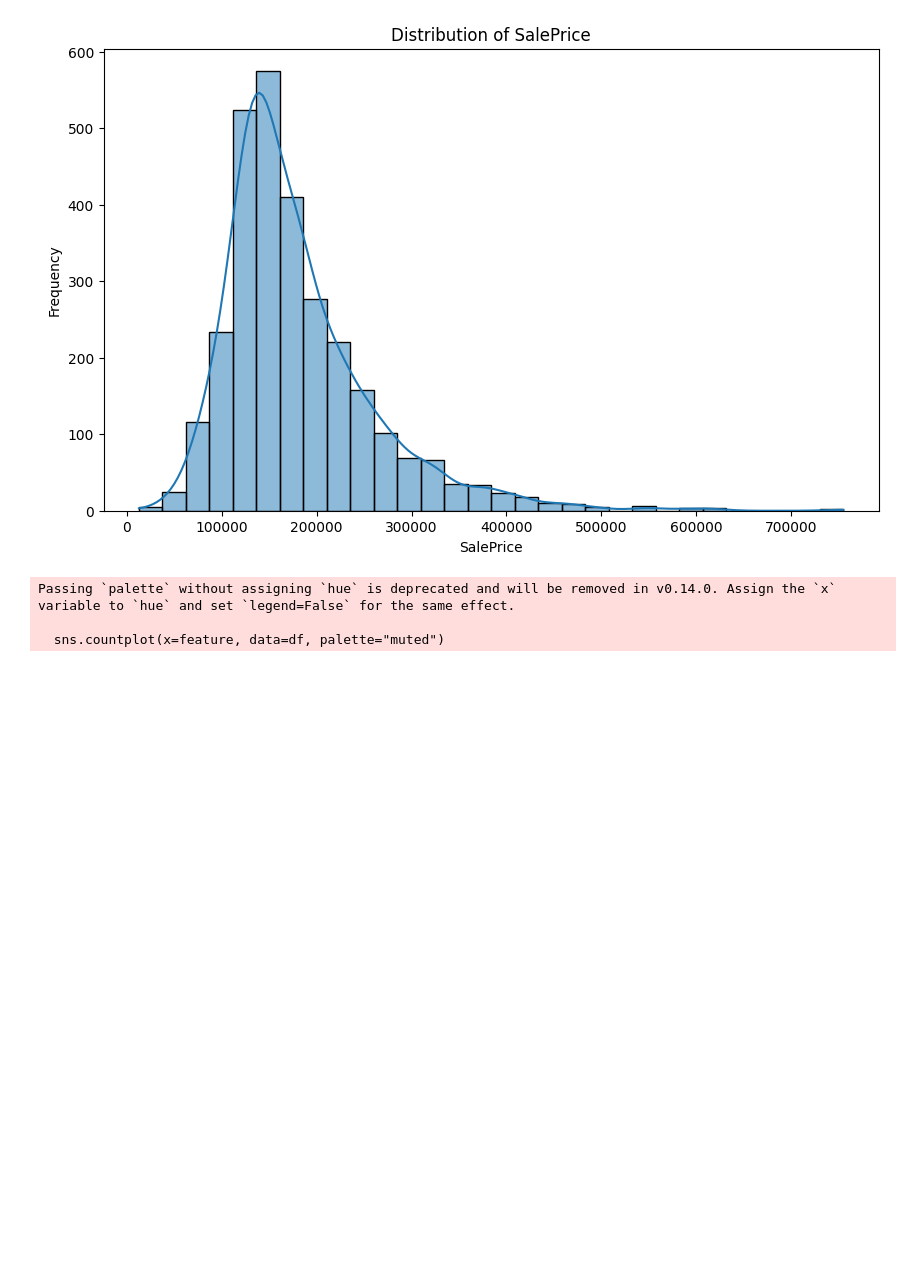
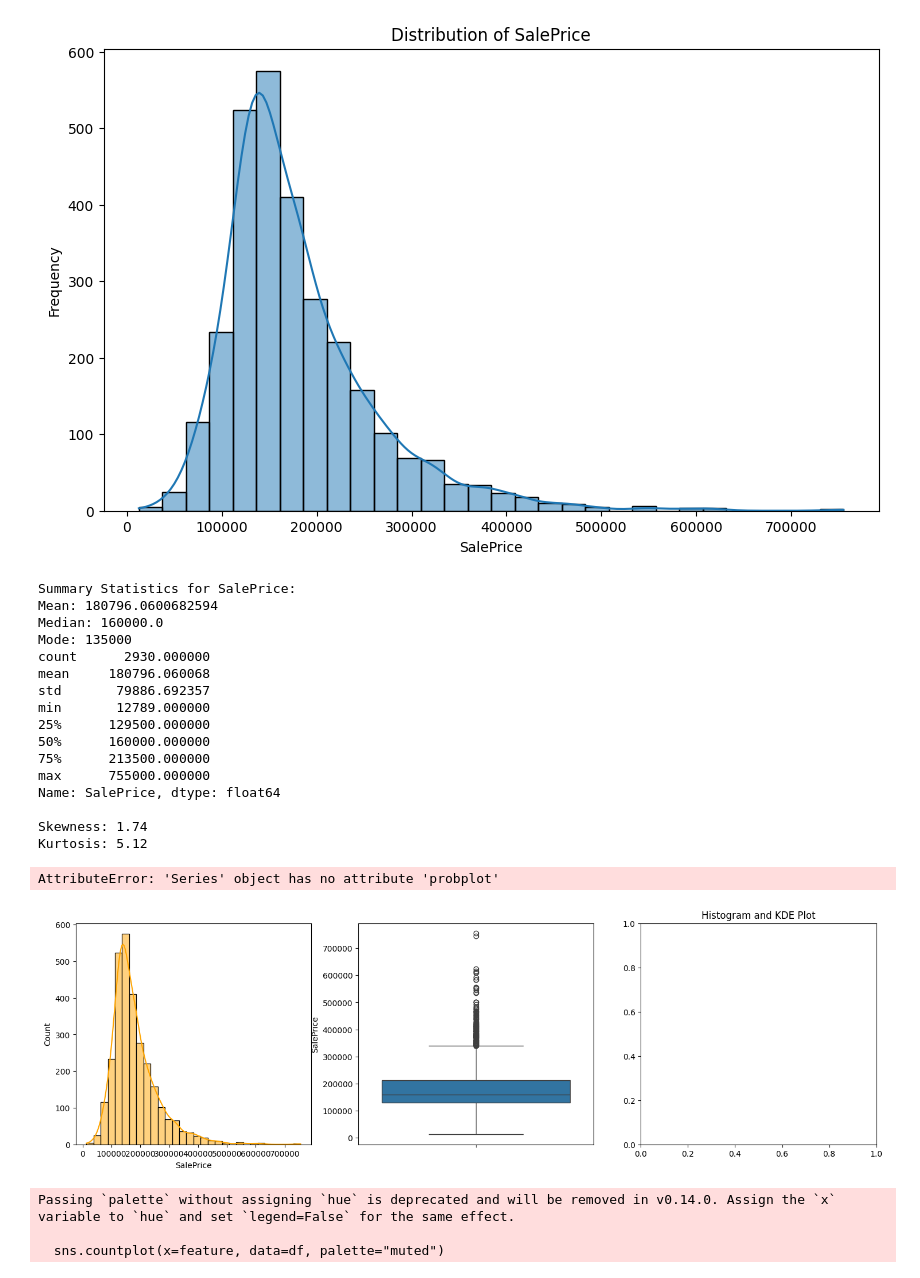
Before and after one commit to Ashutosh-Jarag/House-prices-Prediction, a Jupyter notebook: analysis/EDA.ipynb, the cells around one changed output. Saved outputs shown, nothing was run; the diff lists cells and outputs as text; code cells hidden in the pictures; blank space fills up the shorter version.

```diff
--- a/analysis/EDA.ipynb
+++ b/analysis/EDA.ipynb
@@ -337,6 +394,28 @@ univariate_analyzer = UnivariateAnalyzer(NumericalUnivariateAnalysis())
 univariate_analyzer.execute_analysis(df, 'SalePrice')
 # %% [output]
 [figure]
+# %%
+analyzer = UnivariateAnalyzer(SummaryStatsUnivariateAnalysis())
+analyzer.execute_analysis(df, "SalePrice")
+# %% [output]
+Summary Statistics for SalePrice:
+Mean: 180796.0600682594
+Median: 160000.0
+Mode: 135000
+count      2930.000000
+mean     180796.060068
+std       79886.692357
+min       12789.000000
+25%      129500.000000
+50%      160000.000000
+75%      213500.000000
+max      755000.000000
+Name: SalePrice, dtype: float64
+
+Skewness: 1.74
+Kurtosis: 5.12
+AttributeError: 'Series' object has no attribute 'probplot'
+[figure, added]
 # %%
 # Analyzing a Categorical Feature
 univariate_analyzer.set_strategy(CategoricalUnivariateAnalysis())
```
Also changed, not shown: parts of 5 cells of this notebook, 3 other files.
